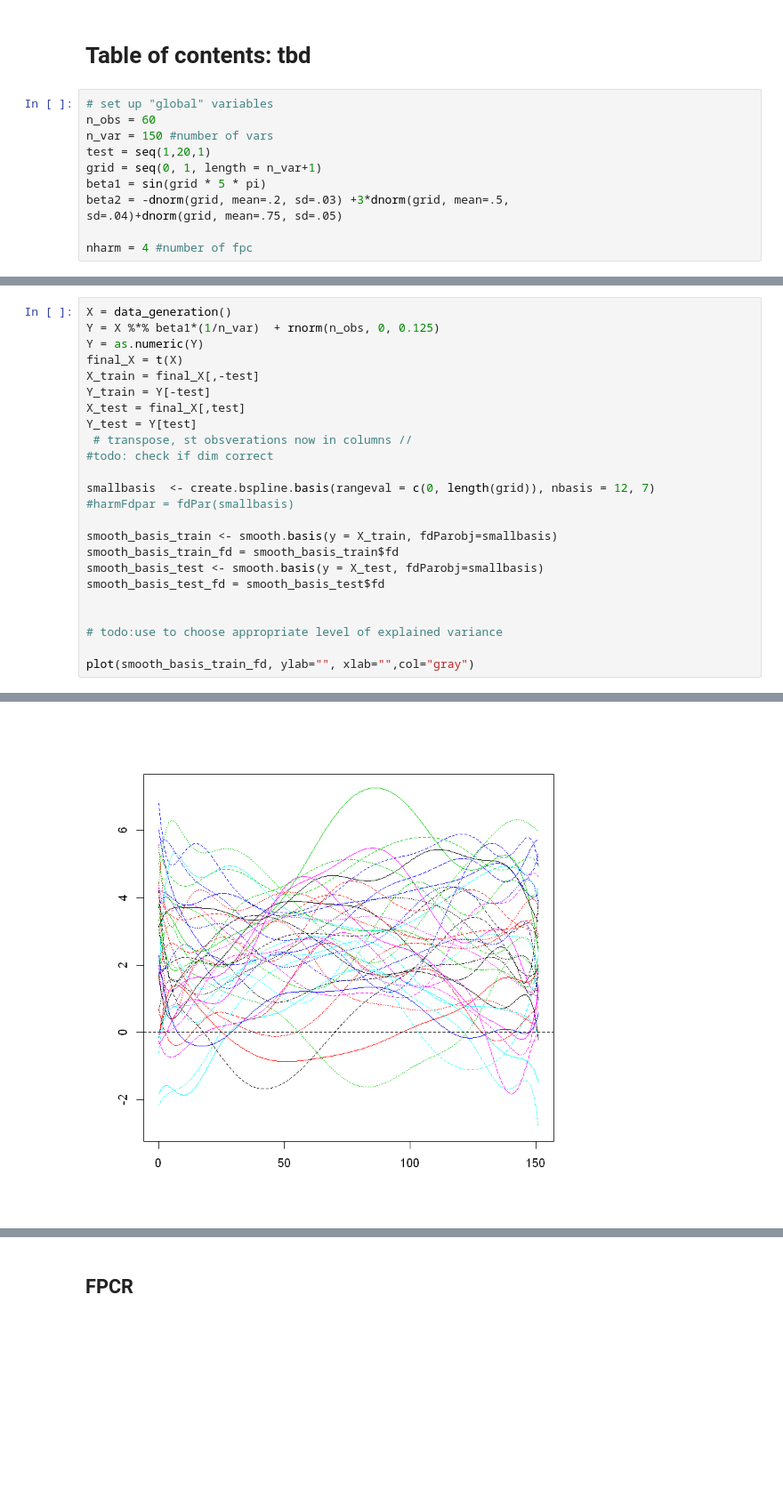
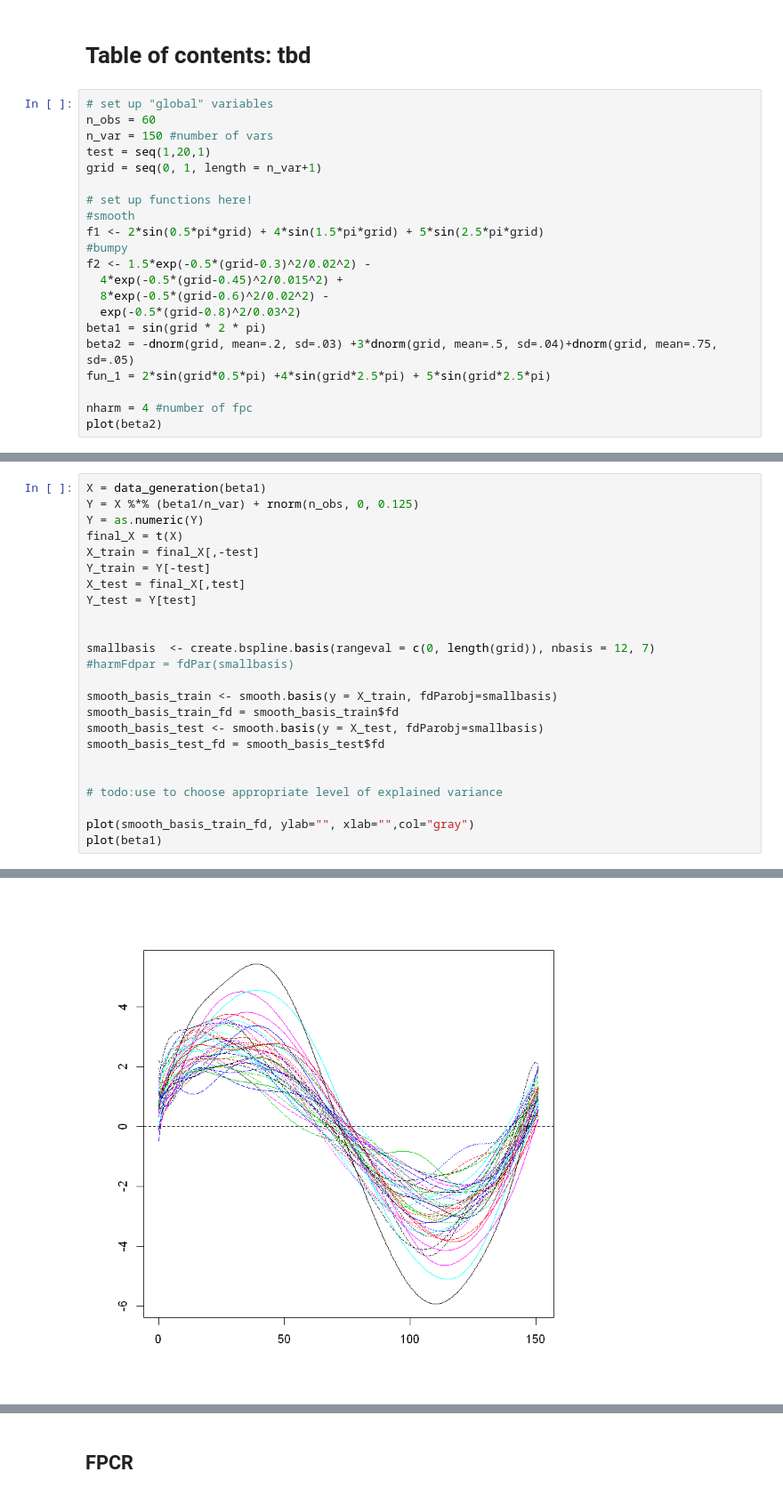
Before and after one commit to JakobJuergens/Basis_Choice_FLR, a Jupyter notebook: Code/simulation_study_approach.ipynb, the cells around one changed output, grey strips where cells are left out. Shown at 89% size. Cells and saved outputs as stored; diff of their text form; blank space fills up the shorter version.

```diff
--- a/Code/simulation_study_approach.ipynb
+++ b/Code/simulation_study_approach.ipynb
@@ -16,8 +34,18 @@ n_obs = 60
 n_var = 150 #number of vars
 test = seq(1,20,1)
 grid = seq(0, 1, length = n_var+1)
-beta1 = sin(grid * 5 * pi)
-beta2 = -dnorm(grid, mean=.2, sd=.03) +3*dnorm(grid, mean=.5,
-sd=.04)+dnorm(grid, mean=.75, sd=.05)
+
+# set up functions here!
+#smooth
+f1 <- 2*sin(0.5*pi*grid) + 4*sin(1.5*pi*grid) + 5*sin(2.5*pi*grid)
+#bumpy
+f2 <- 1.5*exp(-0.5*(grid-0.3)^2/0.02^2) -
+  4*exp(-0.5*(grid-0.45)^2/0.015^2) +
+  8*exp(-0.5*(grid-0.6)^2/0.02^2) -
+  exp(-0.5*(grid-0.8)^2/0.03^2)
+beta1 = sin(grid * 2 * pi)
+beta2 = -dnorm(grid, mean=.2, sd=.03) +3*dnorm(grid, mean=.5, sd=.04)+dnorm(grid, mean=.75, sd=.05)
+fun_1 = 2*sin(grid*0.5*pi) +4*sin(grid*2.5*pi) + 5*sin(grid*2.5*pi)
 
 nharm = 4 #number of fpc
+plot(beta2)
@@ -62,28 +91,28 @@ data_generation <-function(){
 }
 # %%
-X = data_generation()
-Y = X %*% beta1*(1/n_var)  + rnorm(n_obs, 0, 0.125)
+X = data_generation(beta1)
+Y = X %*% (beta1/n_var) + rnorm(n_obs, 0, 0.125)
 Y = as.numeric(Y)
 final_X = t(X)
 X_train = final_X[,-test]
 Y_train = Y[-test]
 X_test = final_X[,test]
 Y_test = Y[test]
- # transpose, st obsverations now in columns //
-#todo: check if dim correct
+
 
 smallbasis  <- create.bspline.basis(rangeval = c(0, length(grid)), nbasis = 12, 7)
 #harmFdpar = fdPar(smallbasis)
 
 smooth_basis_train <- smooth.basis(y = X_train, fdParobj=smallbasis)
 smooth_basis_train_fd = smooth_basis_train$fd
 smooth_basis_test <- smooth.basis(y = X_test, fdParobj=smallbasis)
 smooth_basis_test_fd = smooth_basis_test$fd
 
 
 # todo:use to choose appropriate level of explained variance
 
 plot(smooth_basis_train_fd, ylab="", xlab="",col="gray")
+plot(beta1)
 # %% [output]
 [1] "done"
-[figure, old version]
+[figure, new version]
```
Also changed, not shown: parts of 8 cells of this notebook, 1 other file.
